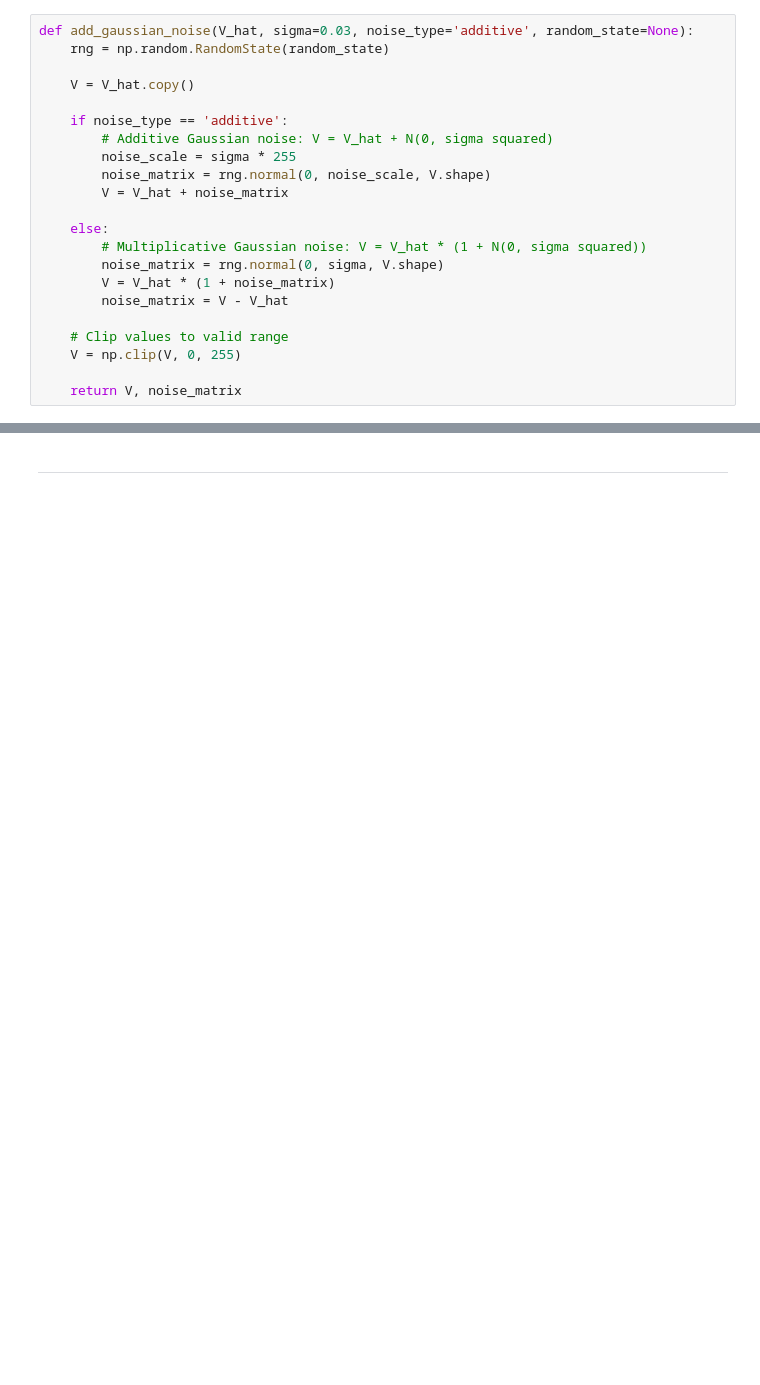
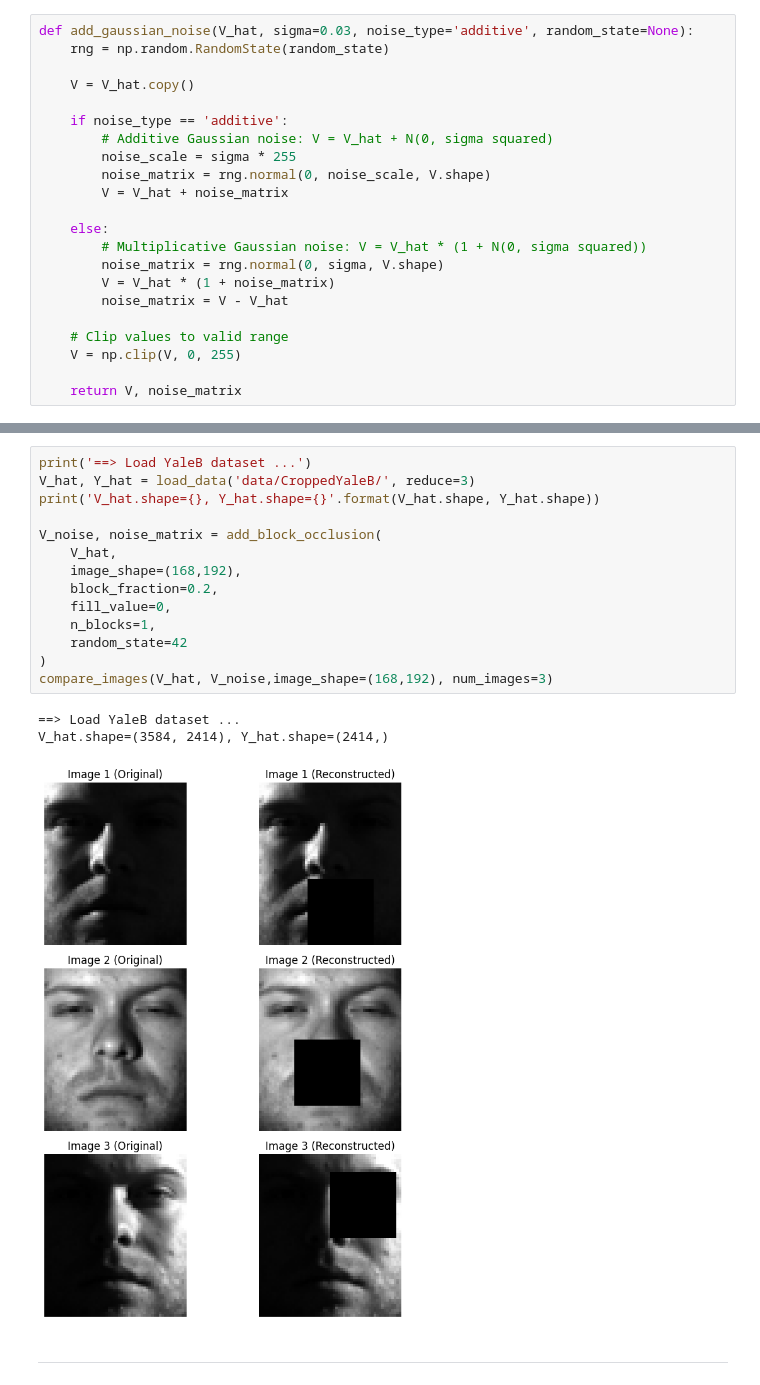
Before and after one commit to SparkyWen/Advanced-machine-learning, a Jupyter notebook: assignment1.ipynb, the cells around one changed output, grey strips where cells are left out. Saved outputs shown, nothing was run; the diff lists cells and outputs as text; blank space fills up the shorter version.

```diff
--- a/assignment1.ipynb
+++ b/assignment1.ipynb
@@ -284,3 +332,21 @@ V_hat.shape=(1110, 400), Y_hat.shape=(400,)
+# %%
+print('==> Load YaleB dataset ...')
+V_hat, Y_hat = load_data('data/CroppedYaleB/', reduce=3)
+print('V_hat.shape={}, Y_hat.shape={}'.format(V_hat.shape, Y_hat.shape))
+
+V_noise, noise_matrix = add_block_occlusion(
+    V_hat,
+    image_shape=(168,192),
+    block_fraction=0.2,
+    fill_value=0,
+    n_blocks=1,
+    random_state=42
+)
+compare_images(V_hat, V_noise,image_shape=(168,192), num_images=3)
+# %% [output]
+==> Load YaleB dataset ...
+V_hat.shape=(3584, 2414), Y_hat.shape=(2414,)
+[figure, added]
 # %% [markdown]
 ---------------------------
 # %% [markdown]
```
Also changed, not shown: parts of 8 cells of this notebook.
